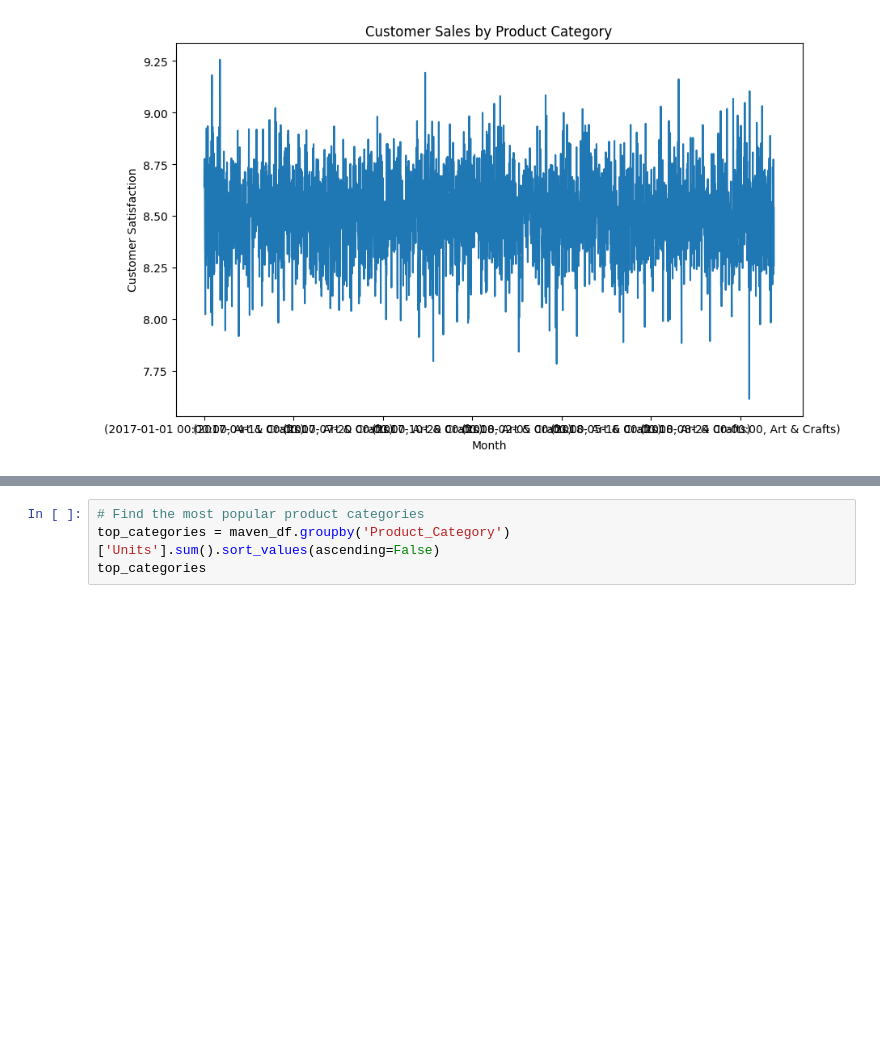
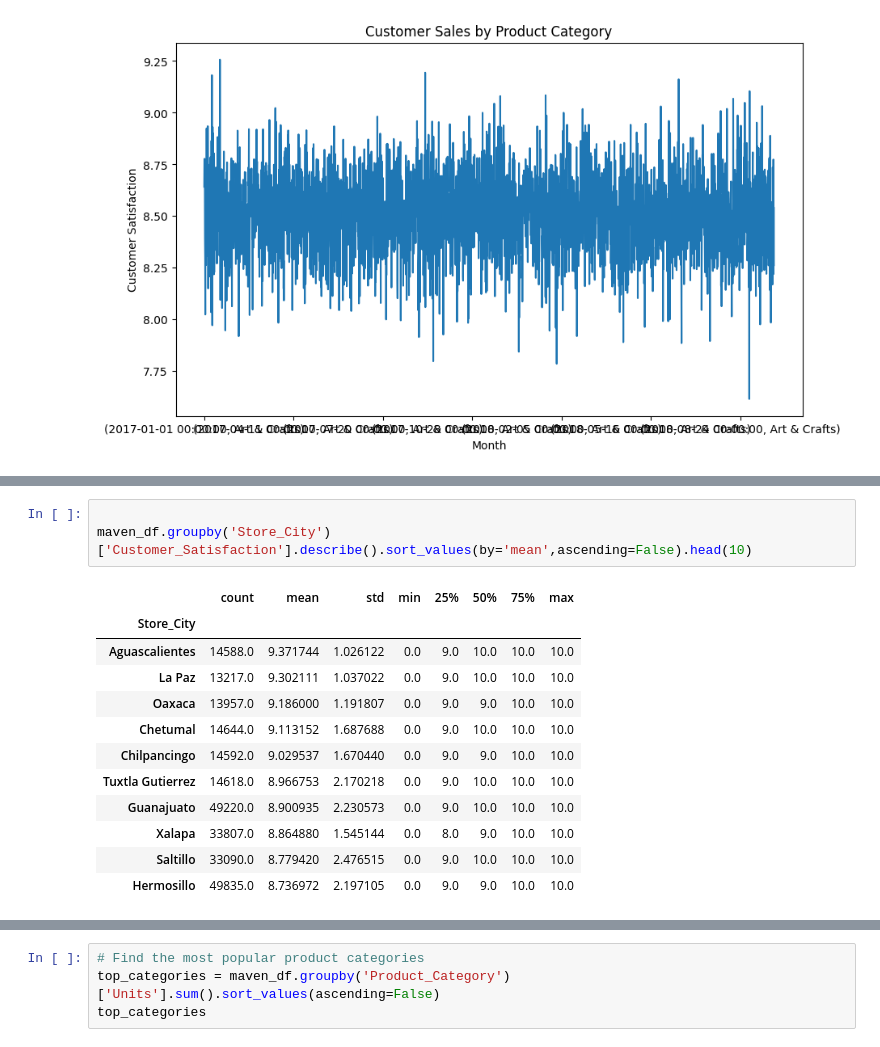
Before and after one commit to tianlan8/maven_toys_analysis, a Jupyter notebook: Maven_Toys_Data_Analysis.ipynb, the cells around one changed output, grey strips where cells are left out. Cells and saved outputs as stored; diff of their text form; blank space fills up the shorter version.

```diff
--- a/Maven_Toys_Data_Analysis.ipynb
+++ b/Maven_Toys_Data_Analysis.ipynb
@@ -172 +163,17 @@ top_products
+# %%
+
+maven_df.groupby('Store_City')['Customer_Satisfaction'].describe().sort_values(by='mean',ascending=False).head(10)
+# %% [output]
+|  | count | mean | std | min | 25% | 50% | 75% | max |
+| Store_City |  |  |  |  |  |  |  |  |
+| Aguascalientes | 14588.0 | 9.371744 | 1.026122 | 0.0 | 9.0 | 10.0 | 10.0 | 10.0 |
+| La Paz | 13217.0 | 9.302111 | 1.037022 | 0.0 | 9.0 | 10.0 | 10.0 | 10.0 |
+| Oaxaca | 13957.0 | 9.186000 | 1.191807 | 0.0 | 9.0 | 9.0 | 10.0 | 10.0 |
+| Chetumal | 14644.0 | 9.113152 | 1.687688 | 0.0 | 9.0 | 10.0 | 10.0 | 10.0 |
+| Chilpancingo | 14592.0 | 9.029537 | 1.670440 | 0.0 | 9.0 | 9.0 | 10.0 | 10.0 |
+| Tuxtla Gutierrez | 14618.0 | 8.966753 | 2.170218 | 0.0 | 9.0 | 10.0 | 10.0 | 10.0 |
+| Guanajuato | 49220.0 | 8.900935 | 2.230573 | 0.0 | 9.0 | 10.0 | 10.0 | 10.0 |
+| Xalapa | 33807.0 | 8.864880 | 1.545144 | 0.0 | 8.0 | 9.0 | 10.0 | 10.0 |
+| Saltillo | 33090.0 | 8.779420 | 2.476515 | 0.0 | 9.0 | 10.0 | 10.0 | 10.0 |
+| Hermosillo | 49835.0 | 8.736972 | 2.197105 | 0.0 | 9.0 | 9.0 | 10.0 | 10.0 |
 # %%
```
Also changed, not shown: parts of 8 cells of this notebook.
